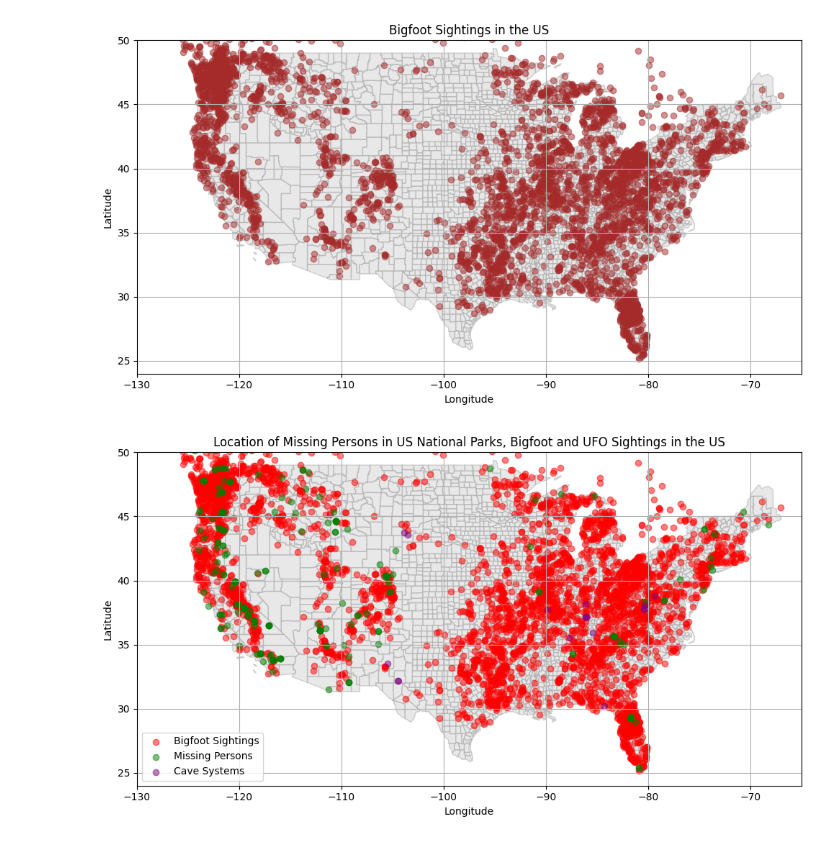
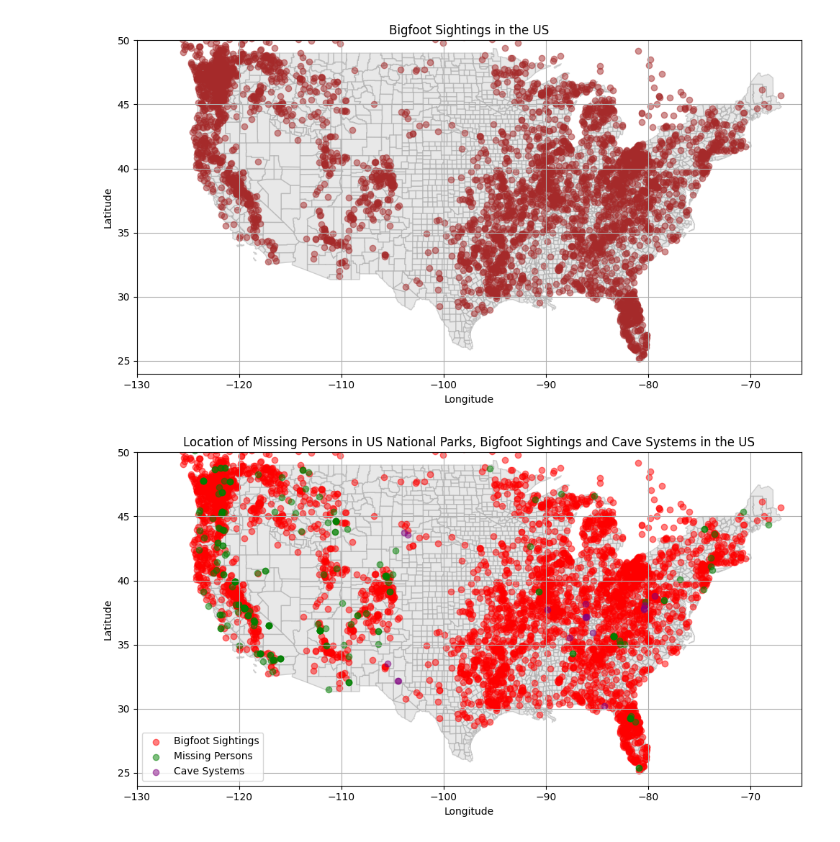
Before and after one commit to ryann1004/Capstone_RobertYann, a Jupyter notebook: Notebooks/Capstone_RY.ipynb, the cells around one changed output. Saved outputs shown, nothing was run; the diff lists cells and outputs as text; code cells hidden in the pictures.

```diff
--- a/Notebooks/Capstone_RY.ipynb
+++ b/Notebooks/Capstone_RY.ipynb
@@ -133,9 +133,3 @@ year                  0
 latitude              0
 longitude             0
 dtype: int64
-# %%
-#notes column missing 240 out of 261 rows of information so need to delete
-
-victims_coords = victims_coords.drop(columns=['notes'])
-
-print(victims_coords.columns)
@@ -193,9 +185,3 @@ print(victims_coords)
 260  -83.402366
 
 [261 rows x 8 columns]
-# %%
-# add new column 'missing_persons_id' with unique identifier for each row and making it the first column
-victims_coords.insert(0, 'missing_persons_id', range(1, 1 + len(victims_coords)))
-
-# Step 3: Save the modified DataFrame back to CSV
-victims_coords.to_csv('victims_coords.csv', index=False)
@@ -2336,18 +2234,18 @@ plt.show()
 # %%
 # create heatmap of US bigfoot sightings compared to ufo sightings
 fig, ax = plt.subplots(figsize=(10, 7))
 usa.plot(ax=ax, color='lightgrey', edgecolor='darkgrey', alpha=0.5)
 ax.scatter(bfro_locations['longitude'], bfro_locations['latitude'], color='red', alpha=0.5, label='Bigfoot Sightings')
 ax.scatter(victims_coords['longitude'], victims_coords['latitude'], color='green', alpha=0.5, label='Missing Persons')
 ax.scatter(updated_us_cave_systems['longitude'], updated_us_cave_systems['latitude'], color='purple', alpha=0.5, label='Cave Systems')
-ax.set_title('Location of Missing Persons in US National Parks, Bigfoot and UFO Sightings in the US')
+ax.set_title('Location of Missing Persons in US National Parks, Bigfoot Sightings and Cave Systems in the US')
 ax.set_xlabel('Longitude')
 ax.set_ylabel('Latitude')
 ax.set_xlim(-130, -65)  # Set x-axis limits for longitude
 ax.set_ylim(24, 50)     # Set y-axis limits for latitude
 ax.grid(True)          # Add grid lines for better readability
 ax.legend()
 plt.tight_layout()
 plt.show()
 # %% [output]
-[figure, old version]
+[figure, new version]
```
Also changed, not shown: parts of 36 cells of this notebook, 3 other files.
